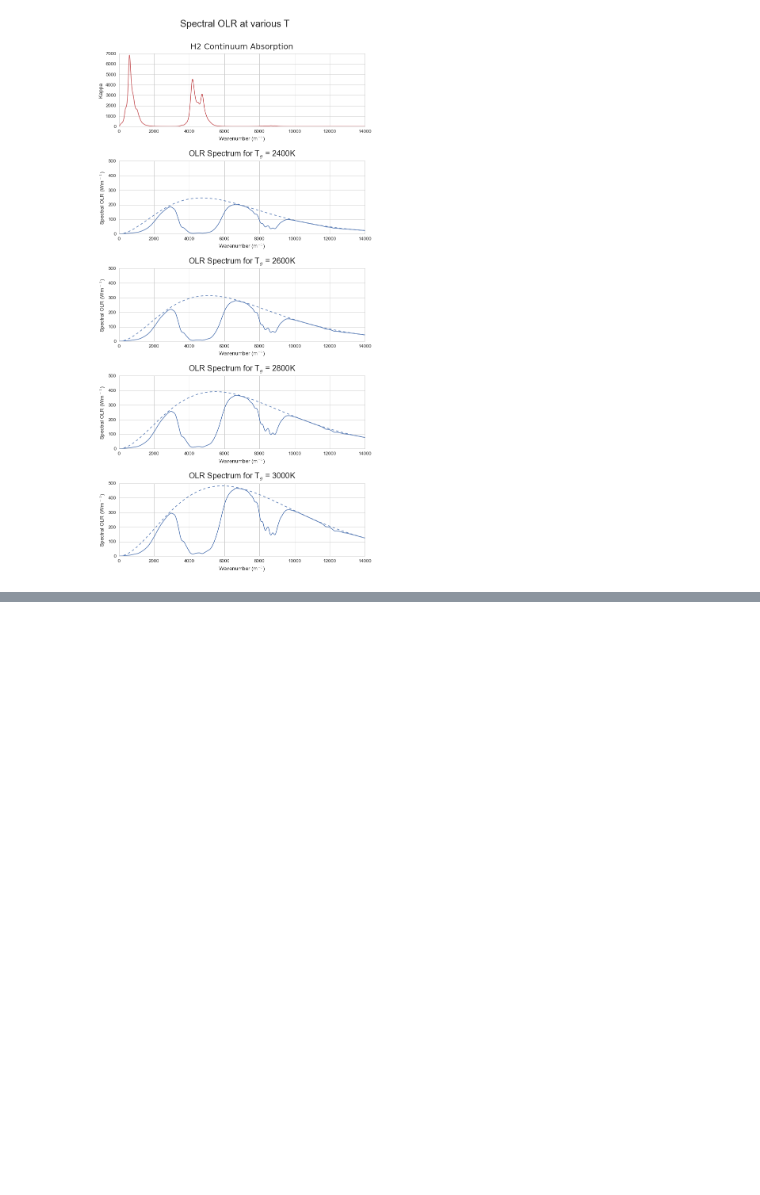
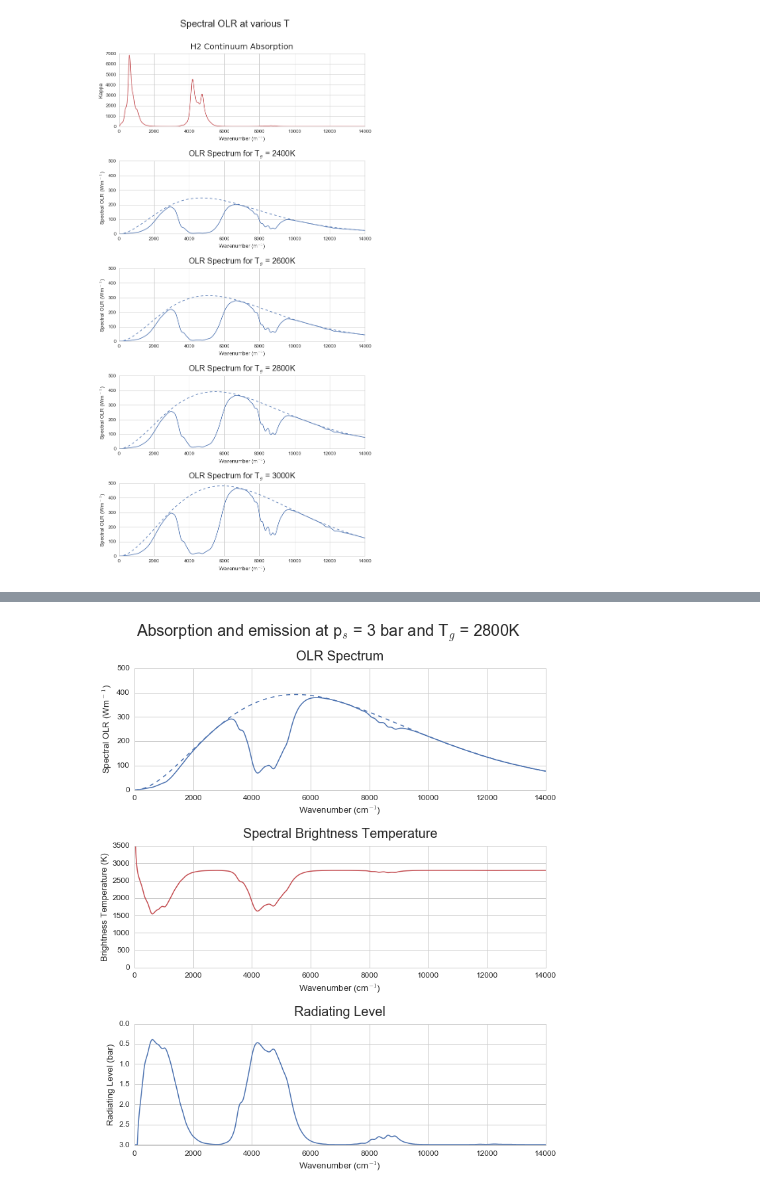
Before and after one commit to mark-hammond/hydrogen-world, a Jupyter notebook: notebooks/02 - OLR(T) diagnostics.ipynb, the cells around one changed output, grey strips where cells are left out. Saved outputs shown, nothing was run; the diff lists cells and outputs as text; code cells hidden in the pictures; blank space fills up the shorter version.

```diff
--- a/notebooks/02 - OLR(T) diagnostics.ipynb
+++ b/notebooks/02 - OLR(T) diagnostics.ipynb
@@ -34,0 +44,4 @@ Image(filename='spectral_OLR.png')
+# %%
+Image(filename='rad_level.png')
+# %% [output]
+[figure, added]
```
Also changed, not shown: parts of 3 cells of this notebook, 1 other file.
